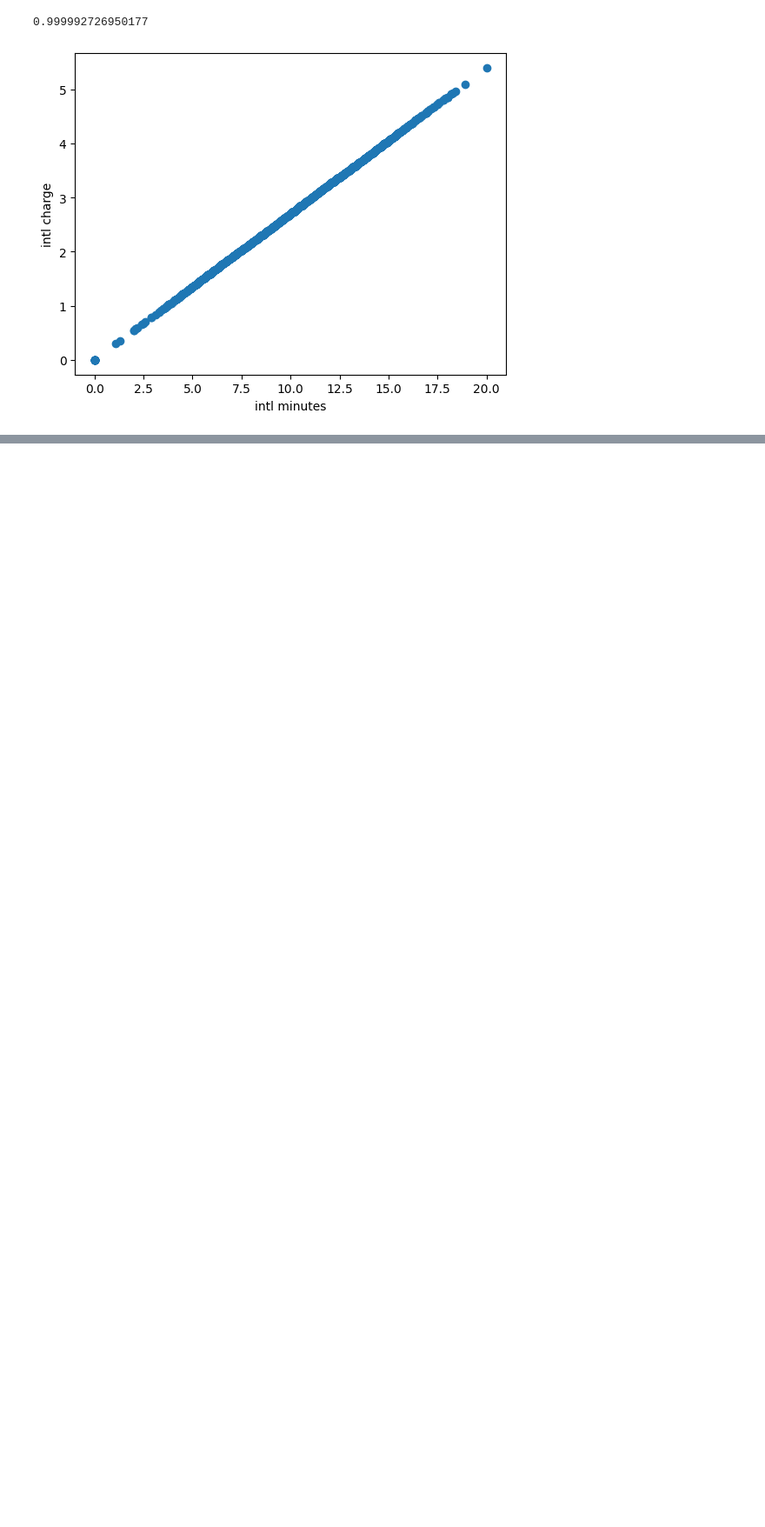
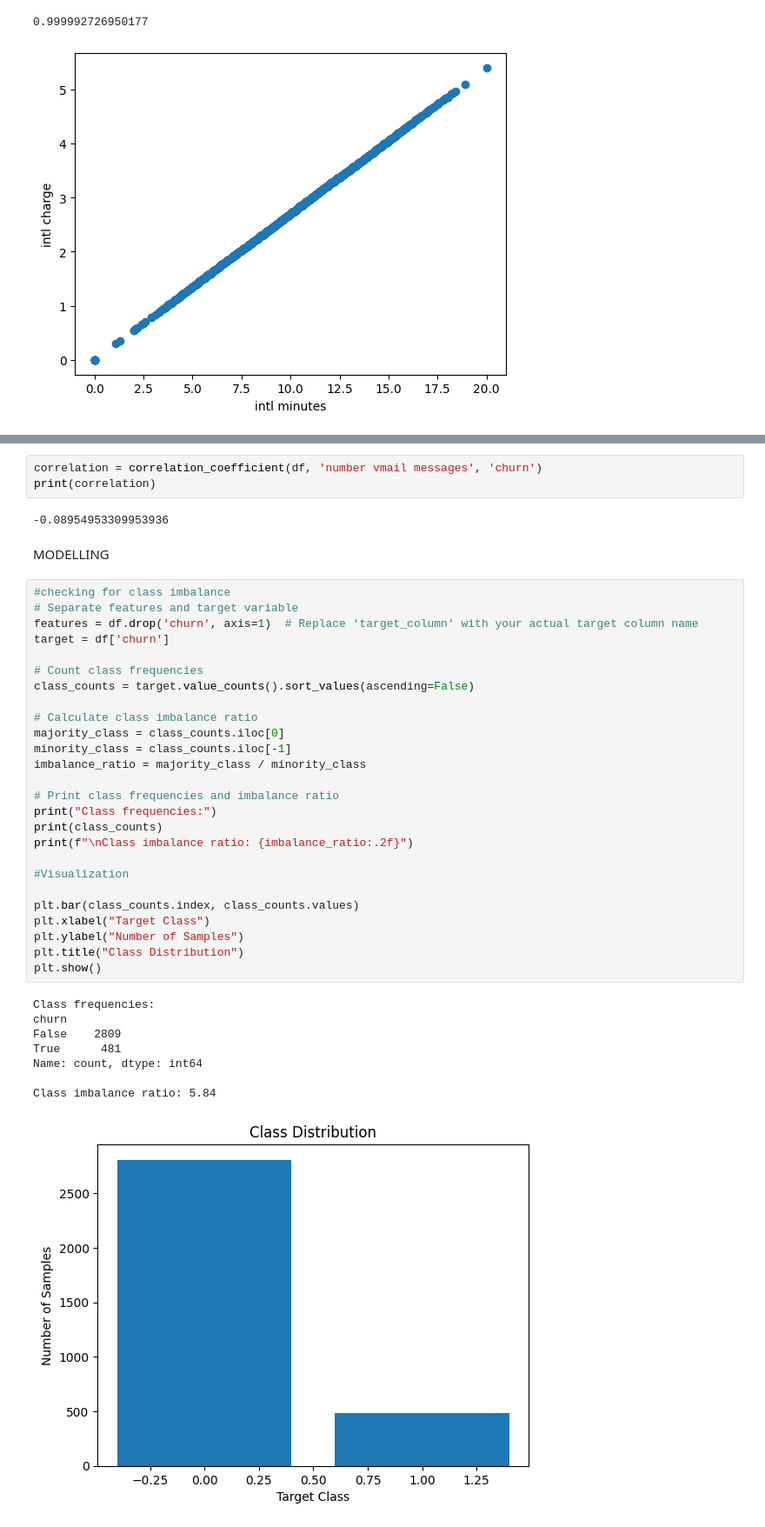
Before and after one commit to Mngambi/phase3_project, a Jupyter notebook: Project.ipynb, the cells around one changed output, grey strips where cells are left out. Shown at 87% size. Saved outputs shown, nothing was run; the diff lists cells and outputs as text; blank space fills up the shorter version.

Commit message:
Created the ML model

```diff
--- a/Project.ipynb
+++ b/Project.ipynb
@@ -846,0 +852,42 @@ print(correlation)
+# %%
+correlation = correlation_coefficient(df, 'number vmail messages', 'churn')
+print(correlation)
+# %% [output]
+-0.08954953309953936
+# %% [markdown]
+MODELLING
+# %%
+#checking for class imbalance
+# Separate features and target variable
+features = df.drop('churn', axis=1)  # Replace 'target_column' with your actual target column name
+target = df['churn']
+
+# Count class frequencies
+class_counts = target.value_counts().sort_values(ascending=False)
+
+# Calculate class imbalance ratio
+majority_class = class_counts.iloc[0]
+minority_class = class_counts.iloc[-1]
+imbalance_ratio = majority_class / minority_class
+
+# Print class frequencies and imbalance ratio
+print("Class frequencies:")
+print(class_counts)
+print(f"\nClass imbalance ratio: {imbalance_ratio:.2f}")
+
+#Visualization
+
+plt.bar(class_counts.index, class_counts.values)
+plt.xlabel("Target Class")
+plt.ylabel("Number of Samples")
+plt.title("Class Distribution")
+plt.show()
+# %% [output]
+Class frequencies:
+churn
+False    2809
+True      481
+Name: count, dtype: int64
+
+Class imbalance ratio: 5.84
+[figure, added]
```
Also changed, not shown: parts of 13 cells of this notebook.
